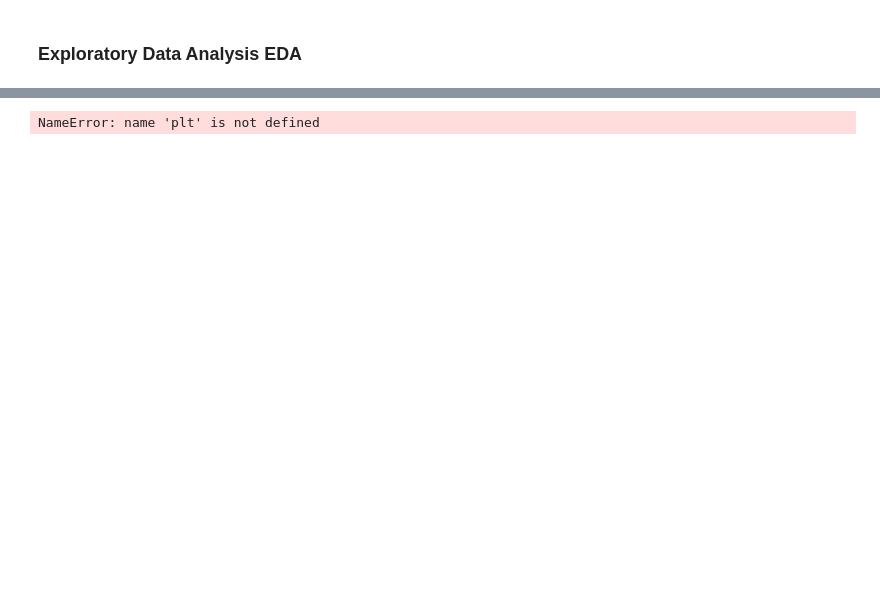
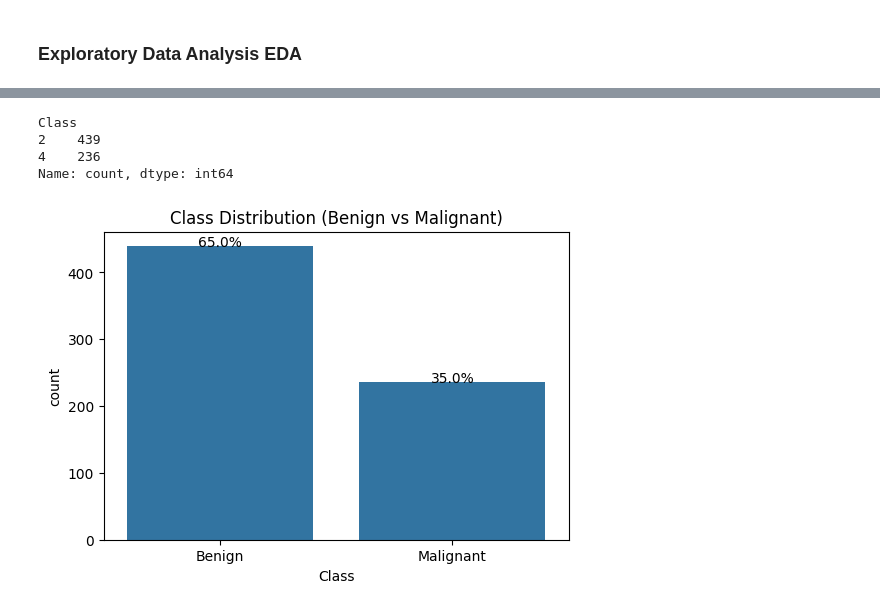
Before and after one commit to wiemboudaya/Advanced-Cancer-Diagnosis-Assistant, a Jupyter notebook: Analysis.ipynb, the cells around one changed output, grey strips where cells are left out. Saved outputs shown, nothing was run; the diff lists cells and outputs as text; code cells hidden in the pictures; blank space fills up the shorter version.

```diff
--- a/Analysis.ipynb
+++ b/Analysis.ipynb
@@ -137,19 +146,28 @@ plt.show()
+# %%
+class_counts = data['Class'].value_counts()
+print(class_counts)
+# %% [output]
+Class
+2    439
+4    236
+Name: count, dtype: int64
 # %%
-# Checking the balance of the target classes
+# Create the countplot
 plt.figure(figsize=(6, 4))
-sns.countplot(x=data['Class'])
+ax = sns.countplot(x=data['Class'])
 plt.title('Class Distribution (Benign vs Malignant)')
-plt.xticks([0, 1], ['Benign', 'Malignant'])
+# Update the x-tick labels to match the class values
+plt.xticks(ticks=[0, 1], labels=['Benign', 'Malignant'])
 
 # Calculate percentages and annotate the countplot
 total = len(data['Class'])  # Total number of data points
 for p in ax.patches:
     percentage = '{:.1f}%'.format(100 * p.get_height() / total)  # Calculate percentage
-    x = p.get_x() + p.get_width() / 2 - 0.05  # Set the x position of the text
-    y = p.get_y() + p.get_height()           # Set the y position of the text
+    x = p.get_x() + p.get_width() / 2  # Set the x position of the text
+    y = p.get_y() + p.get_height()     # Set the y position of the text
     ax.annotate(percentage, (x, y), ha='center')  # Place the text on the plot
 
 plt.show()
 # %% [output]
-NameError: name 'plt' is not defined
+[figure, added]
 # %%
```
Also changed, not shown: parts of 41 cells of this notebook, 5 other files.
